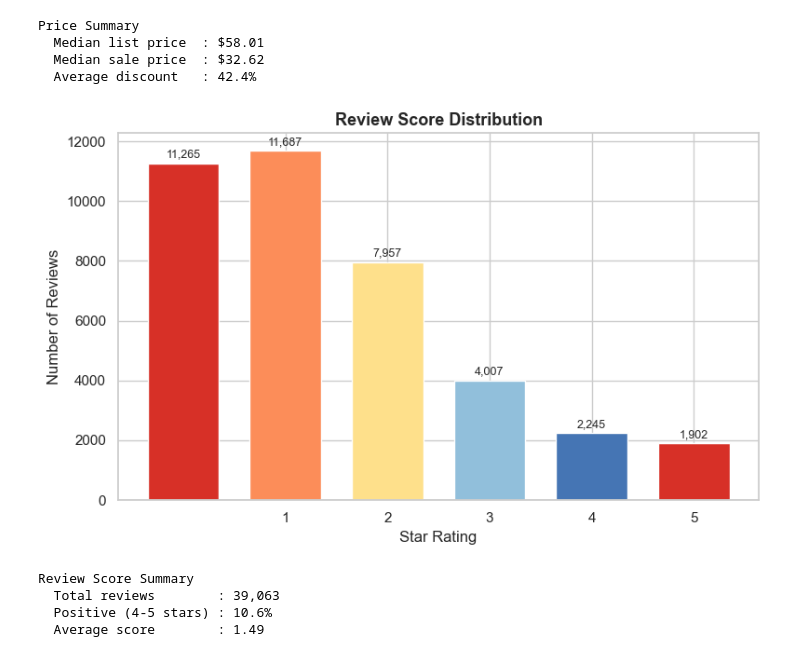
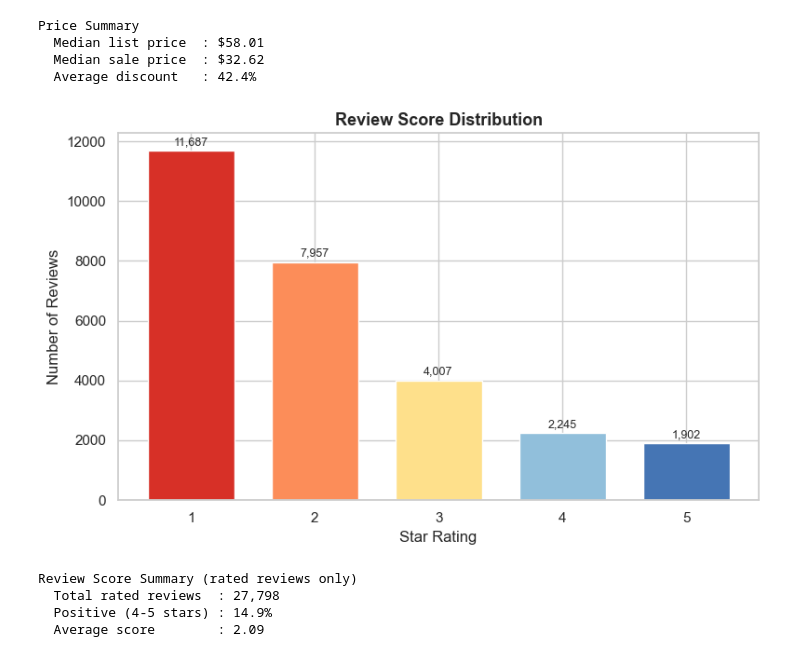
Before and after one commit to baqarjafri/python_data_assignment, a Jupyter notebook: 3539856_BD2.ipynb, the cells around one changed output. Cells and saved outputs as stored; diff of their text form; code cells hidden in the pictures.

```diff
--- a/3539856_BD2.ipynb
+++ b/3539856_BD2.ipynb
@@ -201,30 +223,37 @@ print("Visualization libraries ready")
 # %% [output]
 Visualization libraries ready
 # %%
-# Show the main product categories and their distribution.
-# Top 8 categories displayed, rest grouped as "Other".
+# Show the main product categories and their distribution
+# Get the top 8 categories, group the rest as "Other"
 
 cat_counts = products["category"].value_counts()
 top_8 = cat_counts.head(8)
+
+# Calculate how many products are in "Other" category
 other_count = cat_counts[8:].sum()
 
-plot_data = pd.concat([top_8, pd.Series({"Other": other_count})])
+# Create a simple bar chart
+fig, ax = plt.subplots(figsize=(10, 6))
 
-fig, ax = plt.subplots(figsize=(10, 6))
-sns.barplot(x=plot_data.values, y=plot_data.index, palette="viridis", ax=ax)
+# Plot top 8 categories
+sns.barplot(x=top_8.values, y=top_8.index, palette="viridis", ax=ax)
 ax.set_xlabel("Number of Products", fontsize=11)
 ax.set_ylabel("")
 ax.set_title("Product Distribution by Category", fontsize=13, fontweight="bold")
 
-for i, (cat, count) in enumerate(plot_data.items()):
+# Add count labels on bars
+for i in range(len(top_8)):
+    count = top_8.values[i]
     pct = count / len(products) * 100
     ax.text(count + 20, i, f"{count:,} ({pct:.1f}%)", va="center", fontsize=9)
 
 plt.tight_layout()
 plt.show()
 
+# Print the summary
 print("Category Distribution")
-for cat, count in plot_data.items():
+for cat, count in top_8.items():
     pct = count / len(products) * 100
     print(f"  {cat:20s} : {count:,} ({pct:.1f}%)")
+print(f"  {'Other':20s} : {other_count:,} ({other_count/len(products)*100:.1f}%)")
 # %% [output]
@@ -279,33 +308,41 @@ Price Summary
   Median sale price  : $32.62
   Average discount   : 42.4%
 # %%
-# We want to see how customers rate products - are most reviews positive or negative?
-# This tells us overall customer satisfaction levels.
+# Show how customers rate products - positive or negative?
+# Note: We exclude score=0 as these represent unrated reviews
 
 score_counts = reviews["score"].value_counts().sort_index()
 
+# Create bar chart with different colors for each rating
 fig, ax = plt.subplots(figsize=(8, 5))
-bars = ax.bar(score_counts.index, score_counts.values, color=["#d73027", "#fc8d59", "#fee08b", "#91bfdb", "#4575b4"], edgecolor="white", width=0.7)
+
+colors = ["#d73027", "#fc8d59", "#fee08b", "#91bfdb", "#4575b4"]
+bars = ax.bar(score_counts.index, score_counts.values, color=colors, edgecolor="white", width=0.7)
+
 ax.set_xlabel("Star Rating")
 ax.set_ylabel("Number of Reviews")
 ax.set_title("Review Score Distribution", fontsize=13, fontweight="bold")
 ax.set_xticks([1, 2, 3, 4, 5])
 
-for bar, val in zip(bars, score_counts.values):
-    ax.text(bar.get_x() + bar.get_width()/2, bar.get_height() + 200, f"{val:,}", ha="center", fontsize=9)
+# Add count labels on top of bars
+for i, score in enumerate(score_counts.index):
+    count = score_counts.values[i]
+    ax.text(score, count + 200, f"{count:,}", ha="center", fontsize=9)
 
 plt.tight_layout()
 plt.show()
 
+# Calculate positive review percentage
 positive_pct = (reviews["score"] >= 4).sum() / len(reviews) * 100
-print("Review Score Summary")
-print(f"  Total reviews        : {len(reviews):,}")
+
+print("Review Score Summary (rated reviews only)")
+print(f"  Total rated reviews  : {len(reviews):,}")
 print(f"  Positive (4-5 stars) : {positive_pct:.1f}%")
 print(f"  Average score        : {reviews['score'].mean():.2f}")
 # %% [output]
-[figure, old version]
+[figure, new version]
-Review Score Summary
-  Total reviews        : 39,063
-  Positive (4-5 stars) : 10.6%
-  Average score        : 1.49
+Review Score Summary (rated reviews only)
+  Total rated reviews  : 27,798
+  Positive (4-5 stars) : 14.9%
+  Average score        : 2.09
 # %%
```
Also changed, not shown: parts of 9 cells of this notebook.
